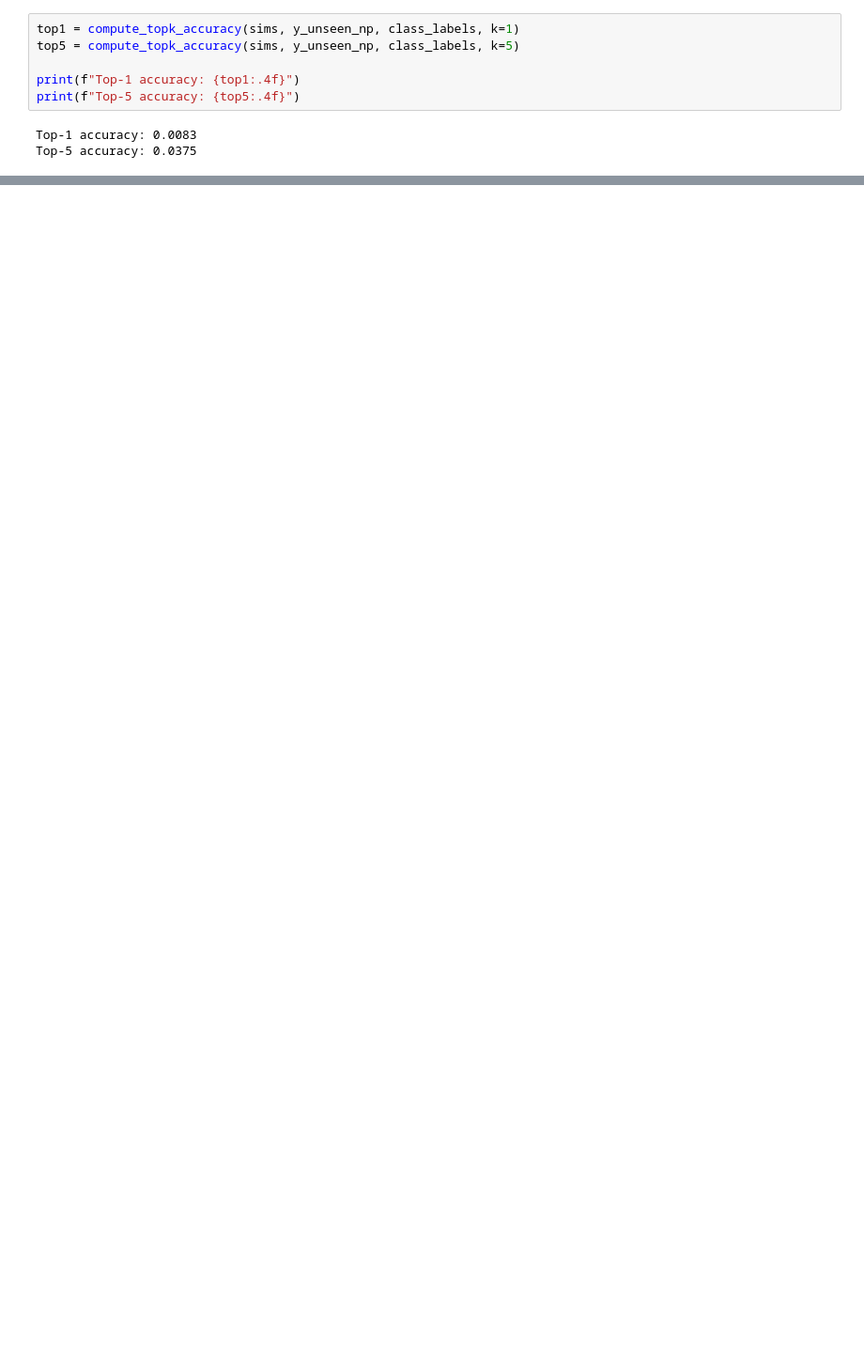
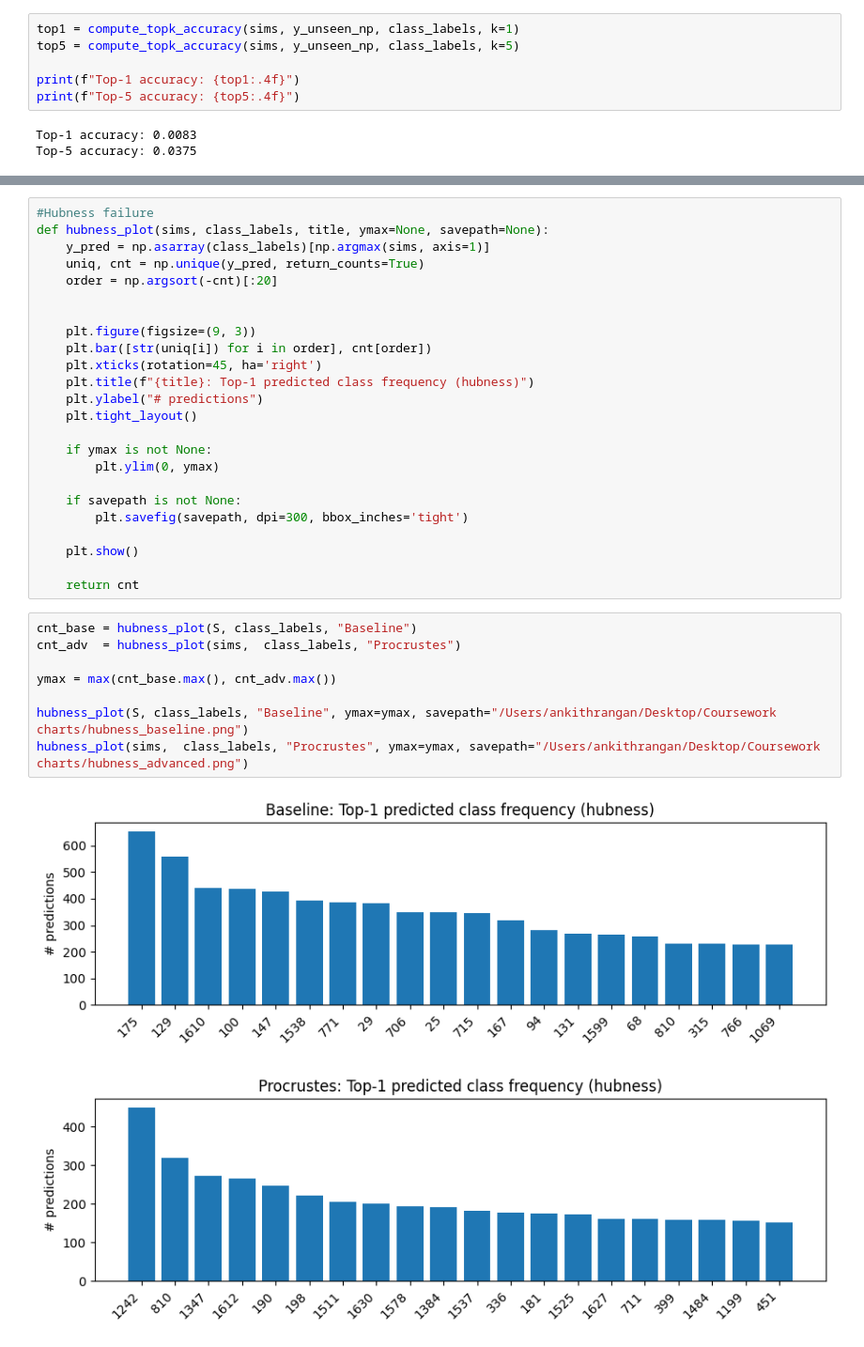
Before and after one commit to ankithr47/ML-Coursework, a Jupyter notebook: models.ipynb, the cells around one changed output, grey strips where cells are left out. Shown: that part at 94% size. Saved outputs shown, nothing was run; the diff lists cells and outputs as text; blank space fills up the shorter version.

```diff
--- a/models.ipynb
+++ b/models.ipynb
@@ -587,0 +639,35 @@ Top-5 accuracy: 0.0375
+# %%
+#Hubness failure
+def hubness_plot(sims, class_labels, title, ymax=None, savepath=None):
+    y_pred = np.asarray(class_labels)[np.argmax(sims, axis=1)]
+    uniq, cnt = np.unique(y_pred, return_counts=True)
+    order = np.argsort(-cnt)[:20]
+
+
+    plt.figure(figsize=(9, 3))
+    plt.bar([str(uniq[i]) for i in order], cnt[order])
+    plt.xticks(rotation=45, ha='right')
+    plt.title(f"{title}: Top-1 predicted class frequency (hubness)")
+    plt.ylabel("# predictions")
+    plt.tight_layout()
+
+    if ymax is not None:
+        plt.ylim(0, ymax)
+
+    if savepath is not None:
+        plt.savefig(savepath, dpi=300, bbox_inches='tight')
+
+    plt.show()
+
+    return cnt
+# %%
+cnt_base = hubness_plot(S, class_labels, "Baseline")
+cnt_adv  = hubness_plot(sims,  class_labels, "Procrustes")
+
+ymax = max(cnt_base.max(), cnt_adv.max())
+
+hubness_plot(S, class_labels, "Baseline", ymax=ymax, savepath="/Users/ankithrangan/Desktop/Coursework charts/hubness_baseline.png")
+hubness_plot(sims,  class_labels, "Procrustes", ymax=ymax, savepath="/Users/ankithrangan/Desktop/Coursework charts/hubness_advanced.png")
+# %% [output]
+[figure, added]
+[figure, added]
```
Also changed, not shown: parts of 32 cells of this notebook, 1 other file.
